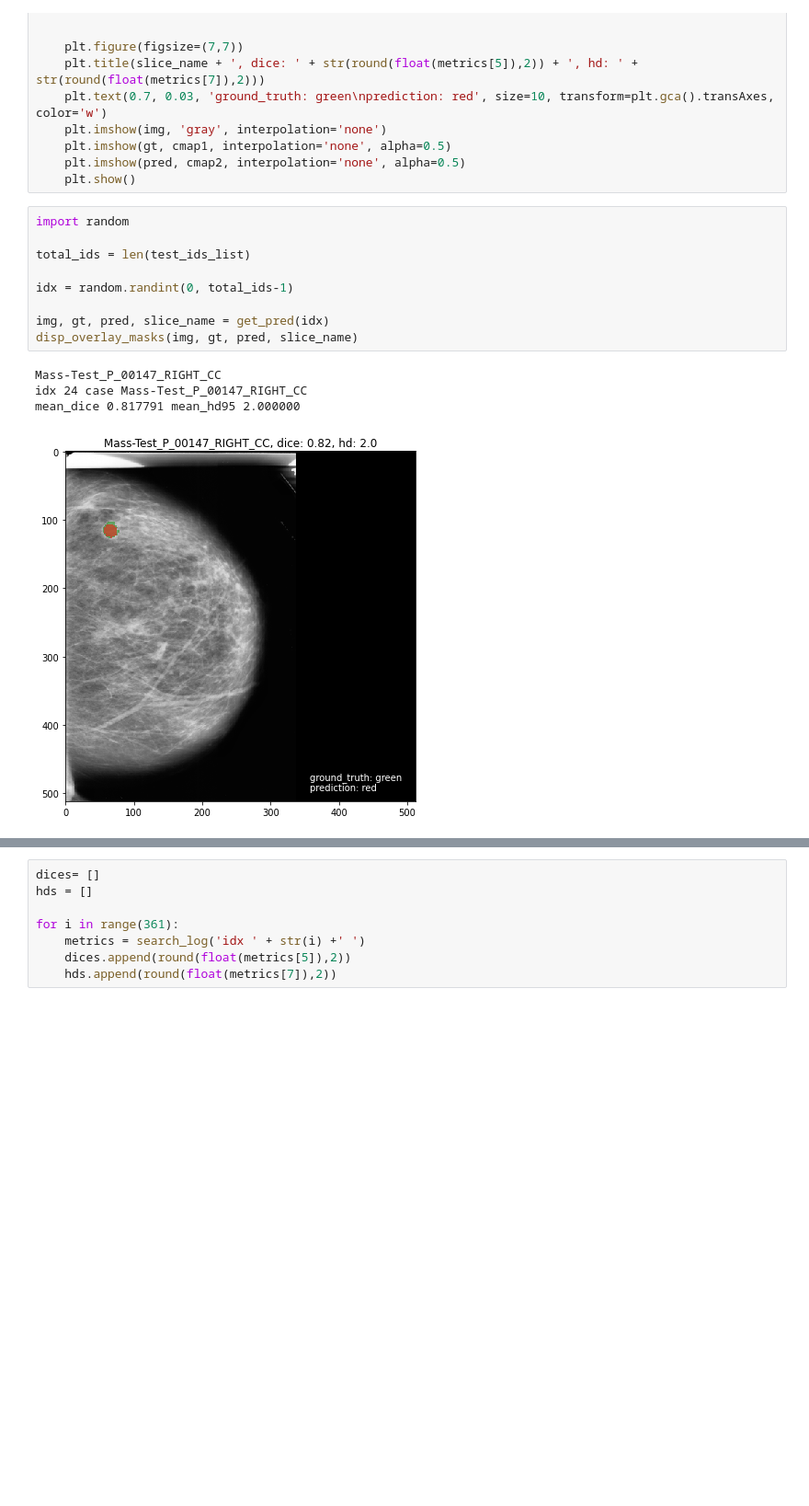
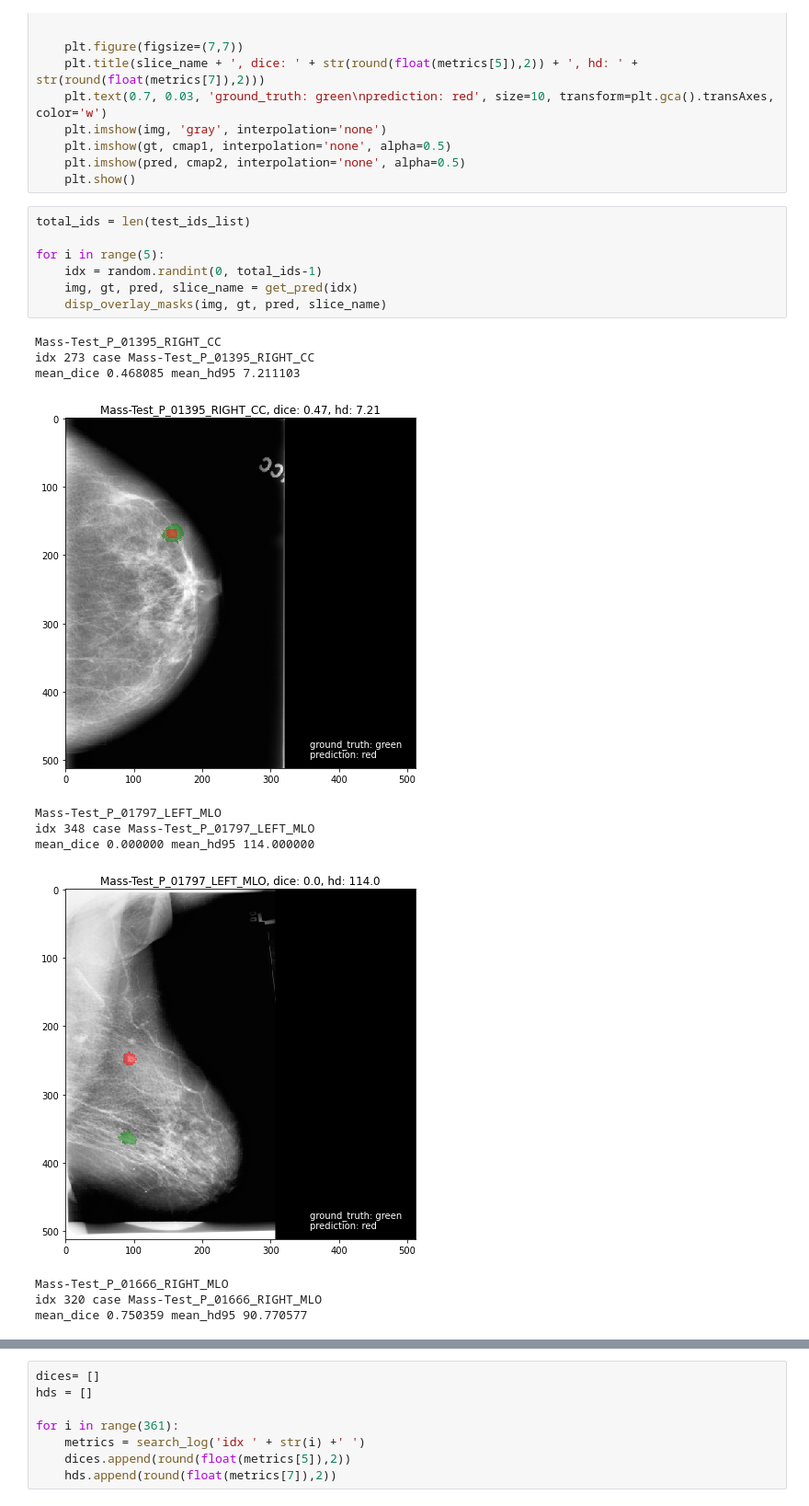
Before and after one commit to sanjeed5/TransUNet, a Jupyter notebook: view_test_predictions.ipynb, the cells around one changed output, grey strips where cells are left out. Shown at 92% size. Saved outputs shown, nothing was run; the diff lists cells and outputs as text; blank space fills up the shorter version.

```diff
--- a/view_test_predictions.ipynb
+++ b/view_test_predictions.ipynb
@@ -87,16 +88,21 @@ def disp_overlay_masks(img, gt, pred, slice_name):
     plt.imshow(pred, cmap2, interpolation='none', alpha=0.5)
     plt.show()
 # %%
-import random
-
 total_ids = len(test_ids_list)
 
-idx = random.randint(0, total_ids-1)
-
-img, gt, pred, slice_name = get_pred(idx)
-disp_overlay_masks(img, gt, pred, slice_name)
+for i in range(5):
+    idx = random.randint(0, total_ids-1)
+    img, gt, pred, slice_name = get_pred(idx)
+    disp_overlay_masks(img, gt, pred, slice_name)
 # %% [output]
-Mass-Test_P_00147_RIGHT_CC
-idx 24 case Mass-Test_P_00147_RIGHT_CC
-mean_dice 0.817791 mean_hd95 2.000000
+Mass-Test_P_01395_RIGHT_CC
+idx 273 case Mass-Test_P_01395_RIGHT_CC
+mean_dice 0.468085 mean_hd95 7.211103
-[figure, old version]
+[figure, new version]
+Mass-Test_P_01797_LEFT_MLO
+idx 348 case Mass-Test_P_01797_LEFT_MLO
+mean_dice 0.000000 mean_hd95 114.000000
+[figure, added]
+Mass-Test_P_01666_RIGHT_MLO
+idx 320 case Mass-Test_P_01666_RIGHT_MLO
+mean_dice 0.750359 mean_hd95 90.770577
```
Also changed, not shown: parts of 9 cells of this notebook.
